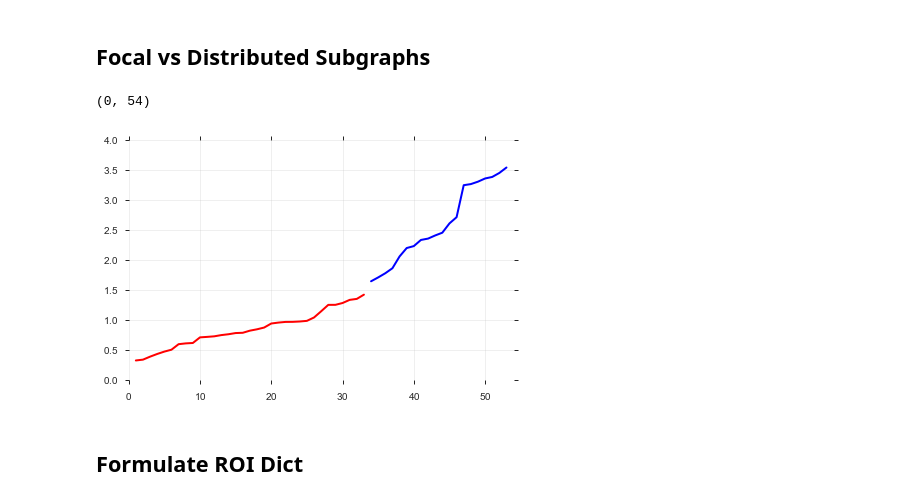
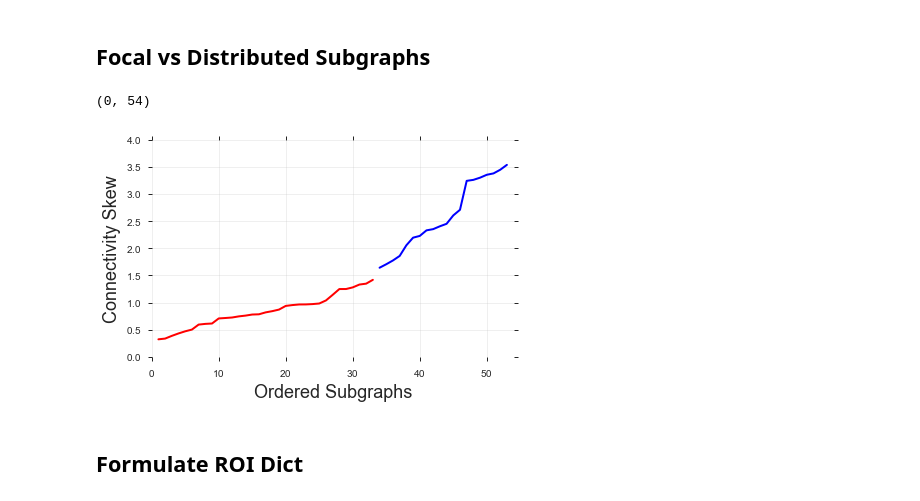
Before and after one commit to akhambhati/rs-2017-NetStim, a Jupyter notebook: Analysis_Notebooks/e04-Subgraph_Cognitive_Control-Dynamics.ipynb, the cells around one changed output. Saved outputs shown, nothing was run; the diff lists cells and outputs as text; code cells hidden in the pictures.

```diff
--- a/Analysis_Notebooks/e04-Subgraph_Cognitive_Control-Dynamics.ipynb
+++ b/Analysis_Notebooks/e04-Subgraph_Cognitive_Control-Dynamics.ipynb
@@ -63,29 +63,31 @@ n_obs = fac_coef.shape[1]
 # %%
 real_subg_skew = np.array([stats.skew(subg) for subg in fac_subnet])
 real_ix = np.argsort(real_subg_skew)
 
 n_null = 10000
 rnd_coef = np.random.uniform(size=(n_null, n_fac))
 rnd_subnet = np.dot(rnd_coef, fac_subnet)
 
 rnd_subg_skew = np.array([stats.skew(subg) for subg in rnd_subnet])
 rnd_ix = np.argsort(rnd_subg_skew)
 
 low_ix = np.flatnonzero(real_subg_skew[real_ix] < np.min(rnd_subg_skew))
 mid_ix = np.flatnonzero((real_subg_skew[real_ix] >= np.min(rnd_subg_skew)) &
                         (real_subg_skew[real_ix] <= np.max(rnd_subg_skew)))
 high_ix = np.flatnonzero(real_subg_skew[real_ix] > np.max(rnd_subg_skew))
 
 %matplotlib inline
 plt.figure()
 ax = plt.subplot(111)
 ax.plot(low_ix, real_subg_skew[real_ix][low_ix], color='b')
 ax.plot(mid_ix, real_subg_skew[real_ix][mid_ix], color='r')
 ax.plot(high_ix, real_subg_skew[real_ix][high_ix], color='b')
+ax.set_xlabel('Ordered Subgraphs')
+ax.set_ylabel('Connectivity Skew')
 ax.set_xlim([0, n_fac])
 # %% [output]
 (0, 54)
-[figure, old version]
+[figure, new version]
 # %% [markdown]
 ## Formulate ROI Dict
 # %%
```
Also changed, not shown: parts of 19 cells of this notebook.
